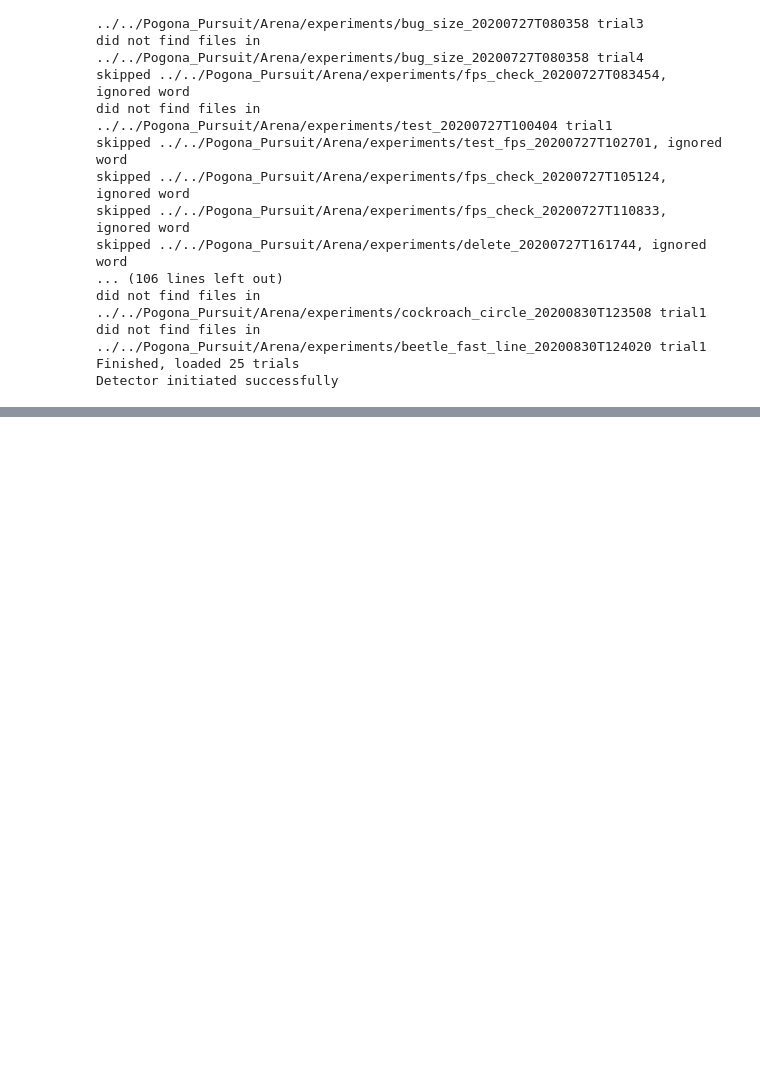
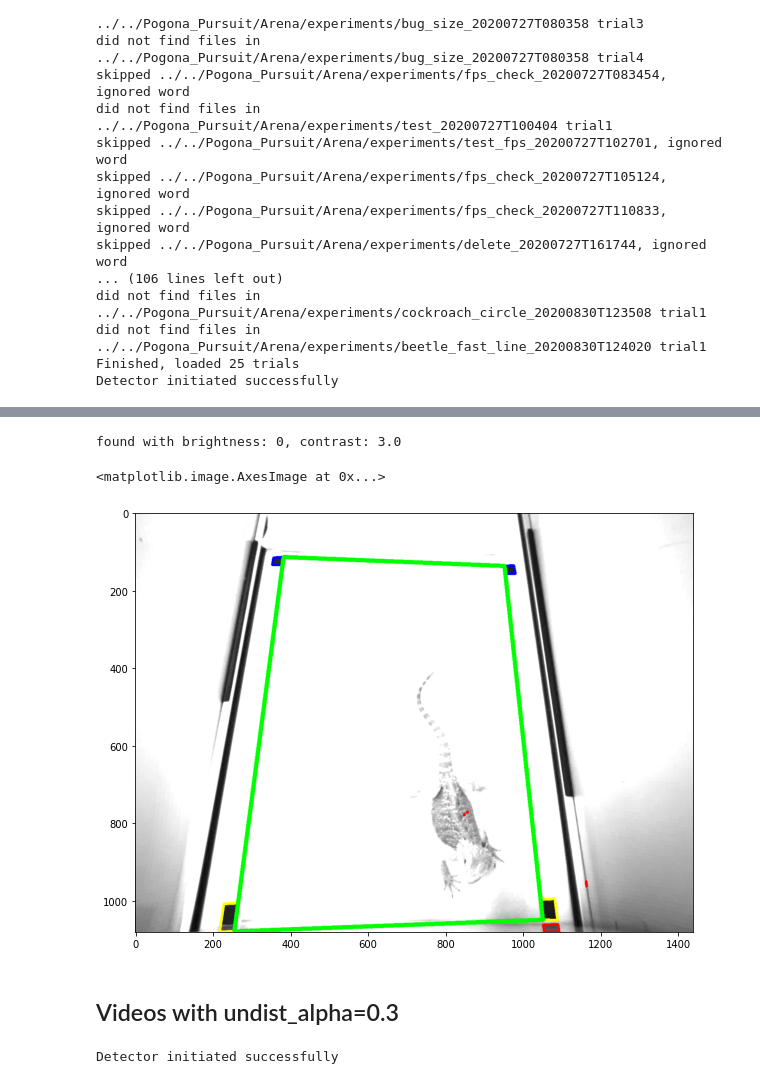
Before and after one commit to regevti/Pogona_Pursuit, a Jupyter notebook: Arena/data_stuff.ipynb, the cells around one changed output, grey strips where cells are left out. Saved outputs shown, nothing was run; the diff lists cells and outputs as text; code cells hidden in the pictures; blank space fills up the shorter version.

Commit message:
working calibration workflow and many other changed

```diff
--- a/Arena/data_stuff.ipynb
+++ b/Arena/data_stuff.ipynb
@@ -332,0 +206,16 @@ axes.imshow(im,cmap='Greys',alpha=0.75)
+# %%
+# problematic video (reflection is added to sticker):
+# "../../Pogona_Pursuit/Arena/output/feeding3_20200902-122338/19506468.avi"
+# "../../Pogona_Pursuit/Arena/output/feeding3_20200902-122611/19506468.avi"
+vcap = cv.VideoCapture("../../Pogona_Pursuit/Arena/output/feeding3_20200902-122338/19506468.avi")
+h, h_im = dataset.get_homography_from_video(vcap, undist_alpha=0)
+#h, h_im = dataset.get_homography_from_video(vcap, undist_alpha=0.3, min_near_edge_size=20)
+plt.figure(figsize=(10,15))
+plt.imshow(h_im)
+#plt.imshow(calib.transform_image(h_im, h))
+# %% [output]
+found with brightness: 0, contrast: 3.0
+<matplotlib.image.AxesImage at 0x...>
+[figure, added]
+# %% [markdown]
+## Videos with undist_alpha=0.3
@@ -332,0 +234,4 @@ axes.imshow(im,cmap='Greys',alpha=0.75)
+# %%
+det = Detector_v4()
+# %% [output]
+Detector initiated successfully
```
Also changed, not shown: parts of 66 cells of this notebook, 16 other files.
